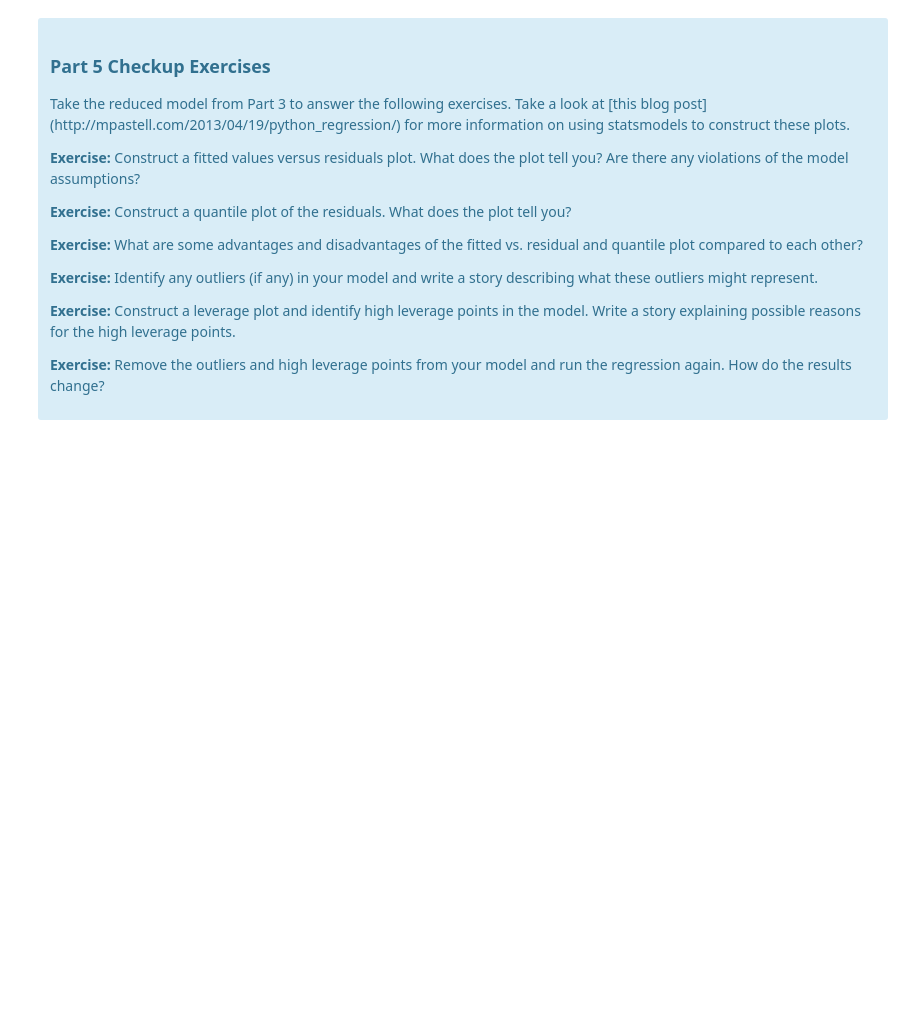
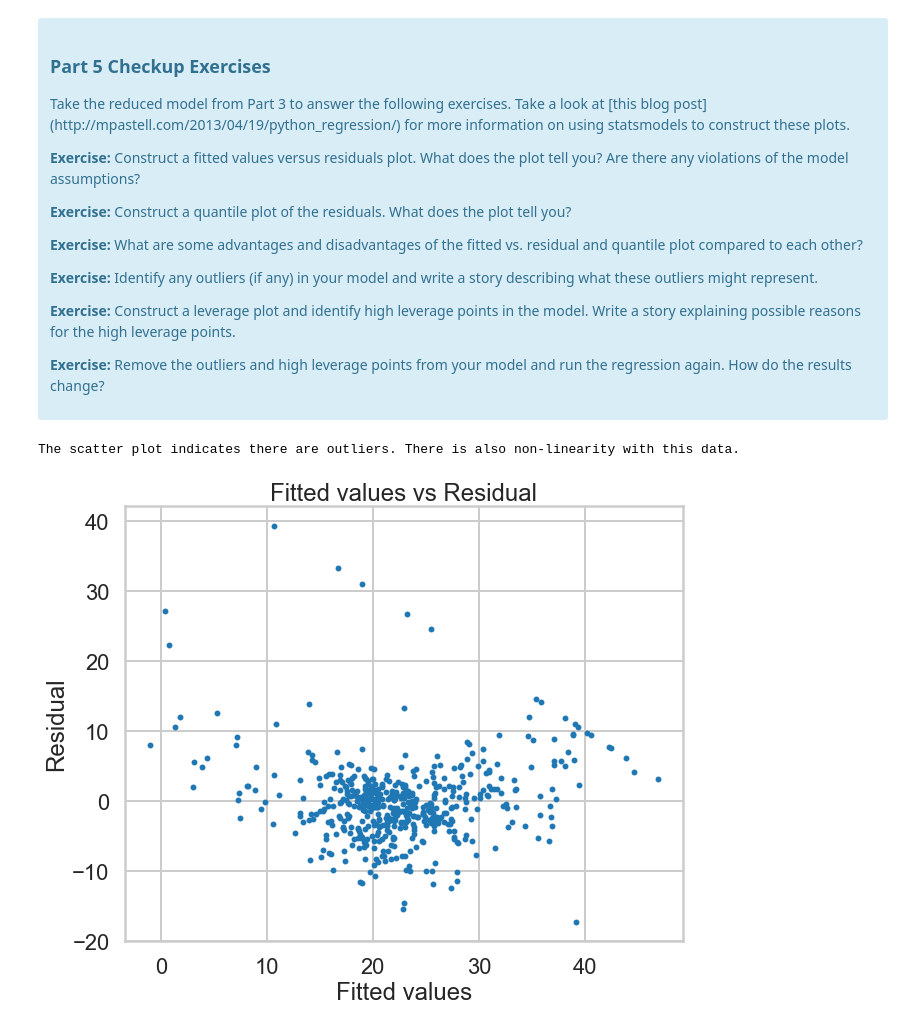
Before and after one commit to narek-g/mec-mini-projects, a Jupyter notebook: mec-11.4.1-linear-regression-mini-project/Mini_Project_Linear_Regression.ipynb, the cells around one changed output. Saved outputs shown, nothing was run; the diff lists cells and outputs as text; code cells hidden in the pictures; blank space fills up the shorter version.

```diff
--- a/mec-11.4.1-linear-regression-mini-project/Mini_Project_Linear_Regression.ipynb
+++ b/mec-11.4.1-linear-regression-mini-project/Mini_Project_Linear_Regression.ipynb
@@ -741,0 +764,5 @@ Once we compute the $F$-statistic, we can use the $F$-distribution with $N-K$ an
+# %%
+# your turn
+X_set5 = bos[['CRIM','RM','PTRATIO']]
+lm_set5 = LinearRegression()
+lm_set5 = lm_set5.fit(X_set5, bos.PRICE)
@@ -818,3 +867,21 @@ There are some other issues that are important investigate with linear regressio
 </div>
 # %%
 # Your turn.
+residuals = bos.PRICE - lm_set5.predict(X_set5)
+# %%
+plt.figure(figsize=(10,8))
+plt.scatter(lm_set5.predict(X_set5), residuals, s=15)
+# plt.grid(None)
+plt.xlabel('Fitted values')
+plt.ylabel('Residual')
+plt.title('Fitted values vs Residual')
+
+
+print(" ")
+print("The scatter plot indicates there are outliers. There is also non-linearity with this data.")
+print(" ")
+
+plt.show()
+# %% [output]
+The scatter plot indicates there are outliers. There is also non-linearity with this data.
+[figure, added]
```
Also changed, not shown: parts of 10 cells of this notebook.
